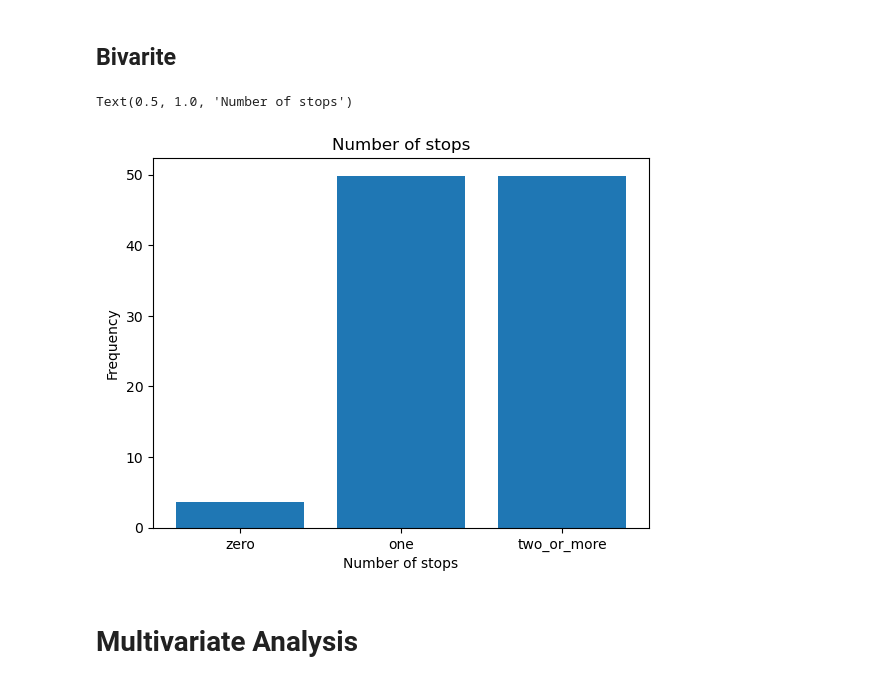
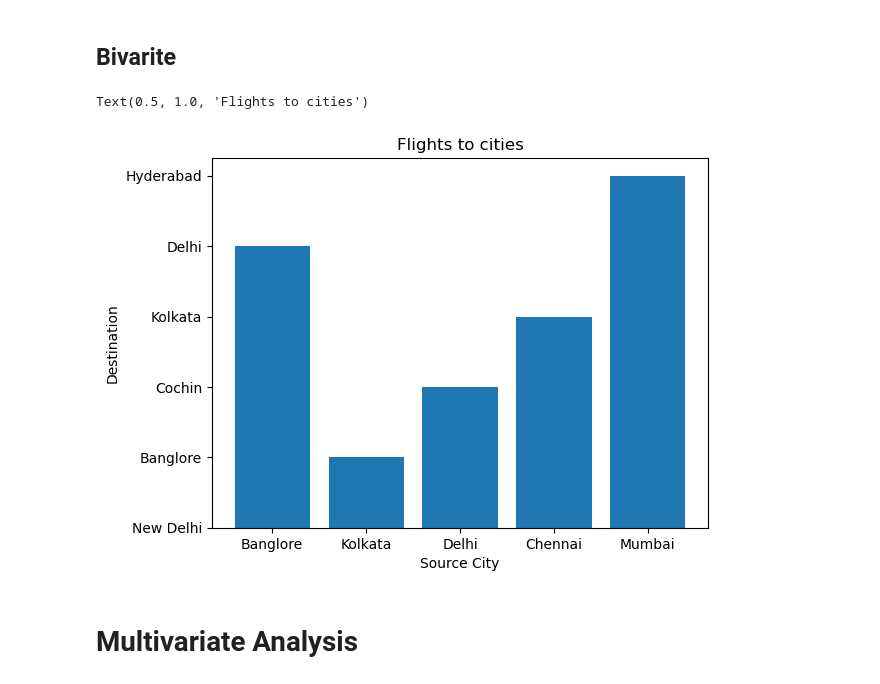
Before and after one commit to Bubllo/Applied_Data_Science_Project, a Jupyter notebook: Flight Price Prediction .ipynb, the cells around one changed output. Saved outputs shown, nothing was run; the diff lists cells and outputs as text; code cells hidden in the pictures.

Commit message:
Flight Price Prediction
Main file version 1.1

```diff
--- a/Flight Price Prediction .ipynb
+++ b/Flight Price Prediction .ipynb
@@ -140,13 +115,13 @@ plt.scatter(data['airline'],data['flight'])
 # %% [markdown]
 ## Bivarite
 # %%
-plt.bar(data['stops'],data['duration'])
-plt.xlabel('Number of stops')
-plt.ylabel('Frequency')
-plt.title("Number of stops")
+plt.bar(data['Source'],data['Destination'])
+plt.xlabel('Source City')
+plt.ylabel('Destination')
+plt.title("Flights to cities")
 # %% [output]
-Text(0.5, 1.0, 'Number of stops')
+Text(0.5, 1.0, 'Flights to cities')
-[figure, old version]
+[figure, new version]
 # %% [markdown]
 # Multivariate Analysis
 # %%
```
Also changed, not shown: parts of 123 cells of this notebook.
